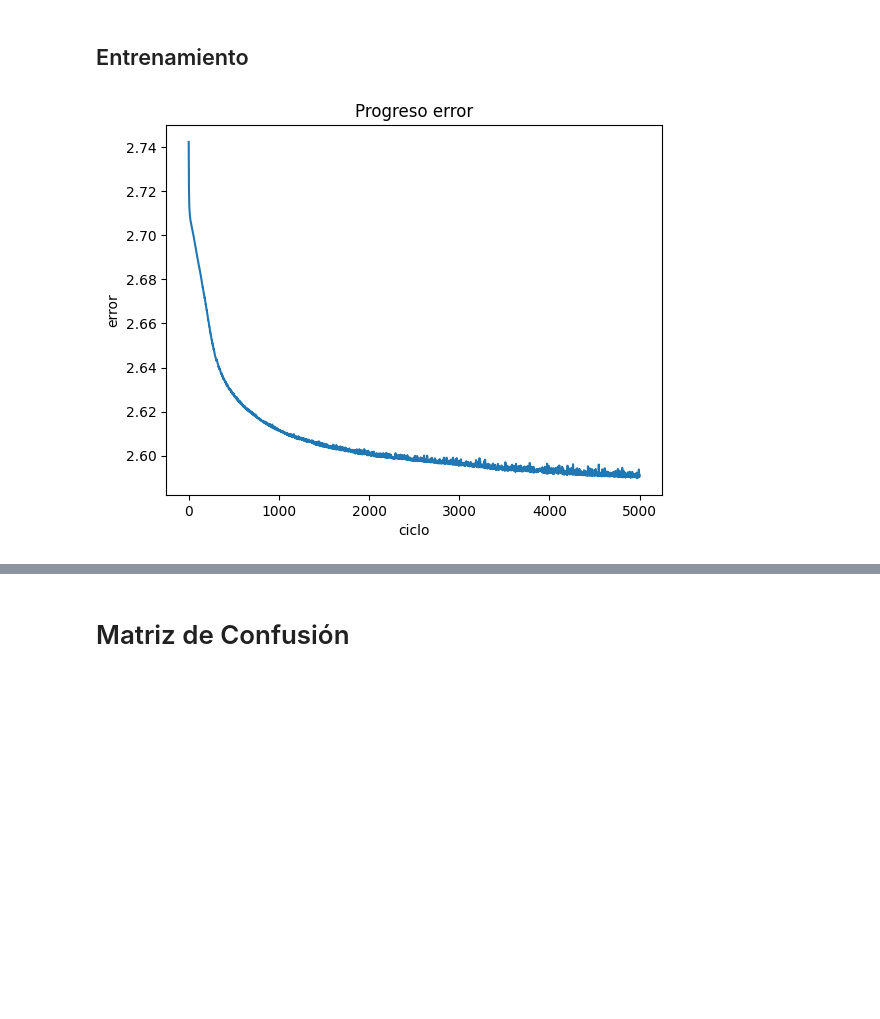
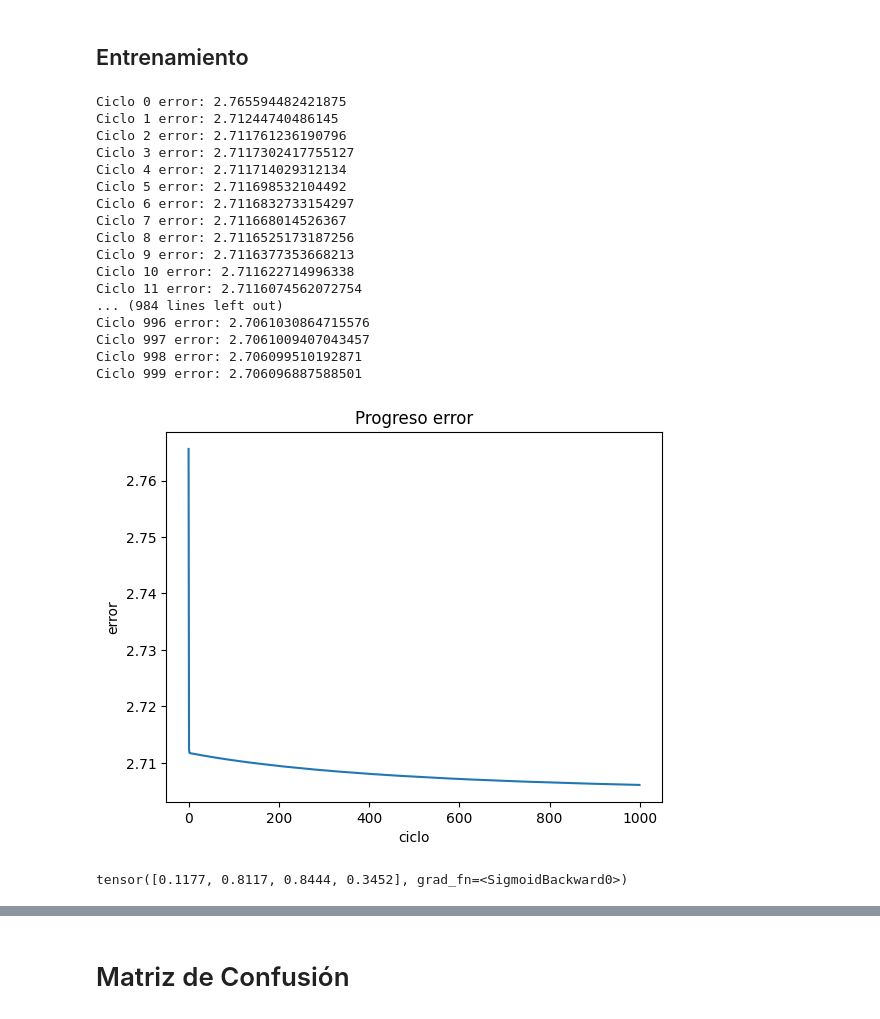
Before and after one commit to julian-rosas/red-neuronal-deteccion-fallas-energia, a Jupyter notebook: RedNeuronal.ipynb, the cells around one changed output, grey strips where cells are left out. Drawn from its saved outputs; the diff is of its cells as text; code cells hidden in the pictures; blank space fills up the shorter version.

```diff
--- a/RedNeuronal.ipynb
+++ b/RedNeuronal.ipynb
@@ -315,7 +283,7 @@ class Electrical_nn (nn.Module):
         x = self.input_layer(x)
         x = self.activation(x)
         x = self.output_layer(x)
-        x = self.activation(x)
+      #   x = self.activation(x)
         return x
 
      def train(self, X, Y, optimizer, steps, loss_func):
@@ -331,6 +299,7 @@ class Electrical_nn (nn.Module):
             optimizer.step()
 
             self.hist.append(loss.item())
+            print("Ciclo {step} error: {loss} ".format(step=step, loss= loss))
 
         plt.plot(self.hist)
         plt.title("Progreso error")
@@ -350,10 +316,10 @@ print(x_normalized.shape)
 # %% [output]
 (7861, 6)
 # %%
-xtrain,xtest,ytrain,ytest = train_test_split(input_wo_oh,output_wo_oh,train_size=0.8,random_state=42,stratify=output_wo_oh)
+xtrain,xtest,ytrain,ytest = train_test_split(x_normalized,output_wo_oh,train_size=0.8,stratify=output_wo_oh)
 
-xtrain = torch.tensor(xtrain.values,dtype=torch.float32)
-xtest = torch.tensor(xtest.values,dtype=torch.float32)
+xtrain = torch.tensor(xtrain,dtype=torch.float32)
+xtest = torch.tensor(xtest,dtype=torch.float32)
 ytrain = torch.tensor(ytrain.values,dtype=torch.float32)
 ytest = torch.tensor(ytest.values,dtype=torch.float32)
 
@@ -372,8 +338,33 @@ torch.Size([1573, 4])
 # %%
 model = Electrical_nn(6,38,4)
 
-opt = optim.SGD(model.parameters(),lr=0.5)
+opt = optim.SGD(model.parameters(),lr=0.2)
 loss_func = nn.CrossEntropyLoss()
-model.train(xtrain,ytrain,opt,5000,loss_func)
+model.train(xtrain,ytrain,opt,1000,loss_func)
 # %% [output]
+Ciclo 0 error: 2.765594482421875
+Ciclo 1 error: 2.71244740486145
+Ciclo 2 error: 2.711761236190796
+Ciclo 3 error: 2.7117302417755127
+Ciclo 4 error: 2.711714029312134
+Ciclo 5 error: 2.711698532104492
+Ciclo 6 error: 2.7116832733154297
+Ciclo 7 error: 2.711668014526367
+Ciclo 8 error: 2.7116525173187256
+Ciclo 9 error: 2.7116377353668213
+Ciclo 10 error: 2.711622714996338
+Ciclo 11 error: 2.7116074562072754
+... (984 lines left out)
+Ciclo 996 error: 2.7061030864715576
+Ciclo 997 error: 2.7061009407043457
+Ciclo 998 error: 2.706099510192871
+Ciclo 999 error: 2.706096887588501
-[figure, old version]
+[figure, new version]
+# %%
+arr = [-151.2918124,-9.677451563,85.80016226,0.400749853,-0.132934945,-0.267814907]
+
+arr = torch.Tensor(arr)
+val = model.forward(arr)
+val
+# %% [output]
+tensor([0.1177, 0.8117, 0.8444, 0.3452], grad_fn=<SigmoidBackward0>)
```
Also changed, not shown: parts of 11 cells of this notebook.
